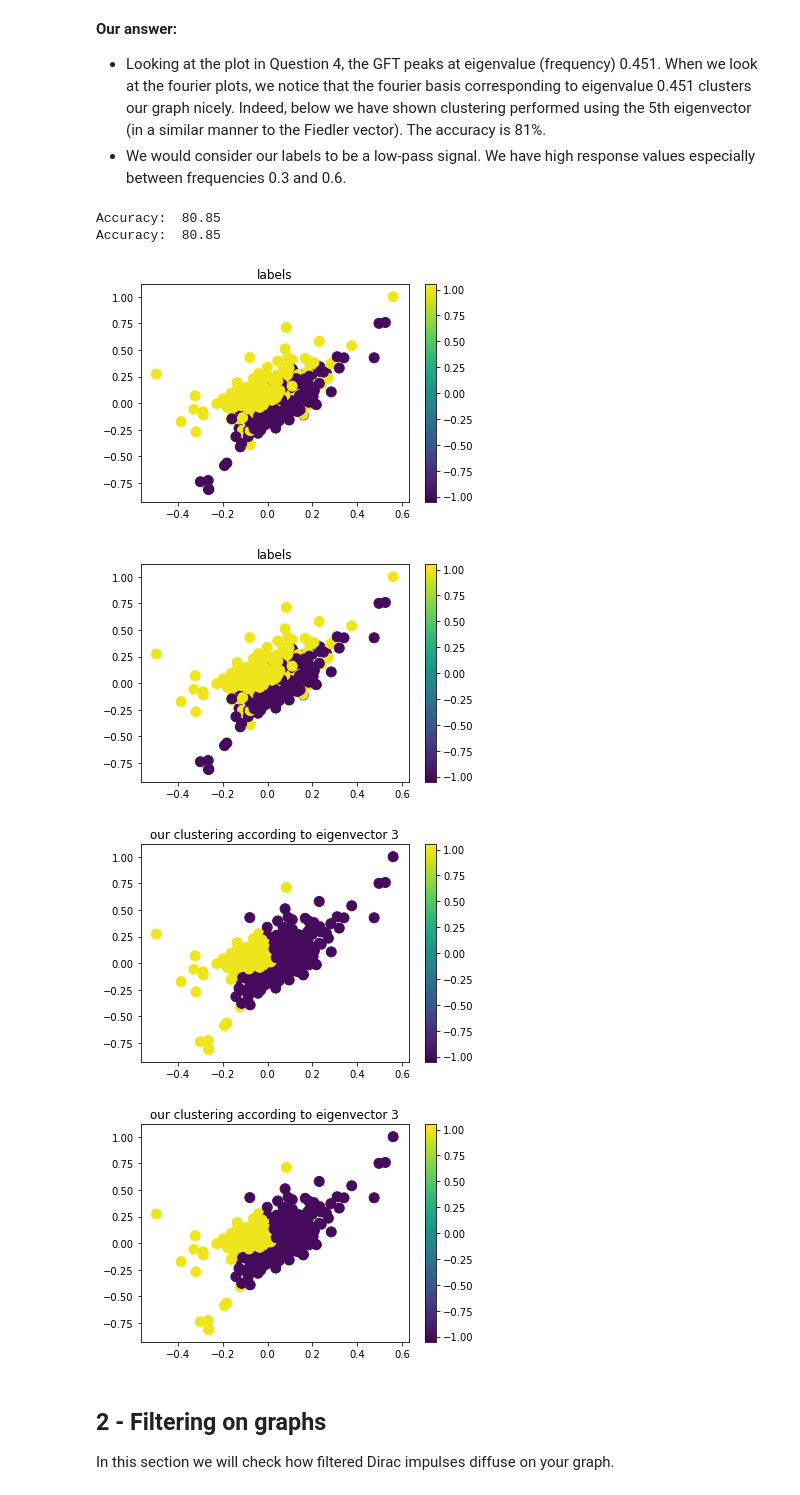
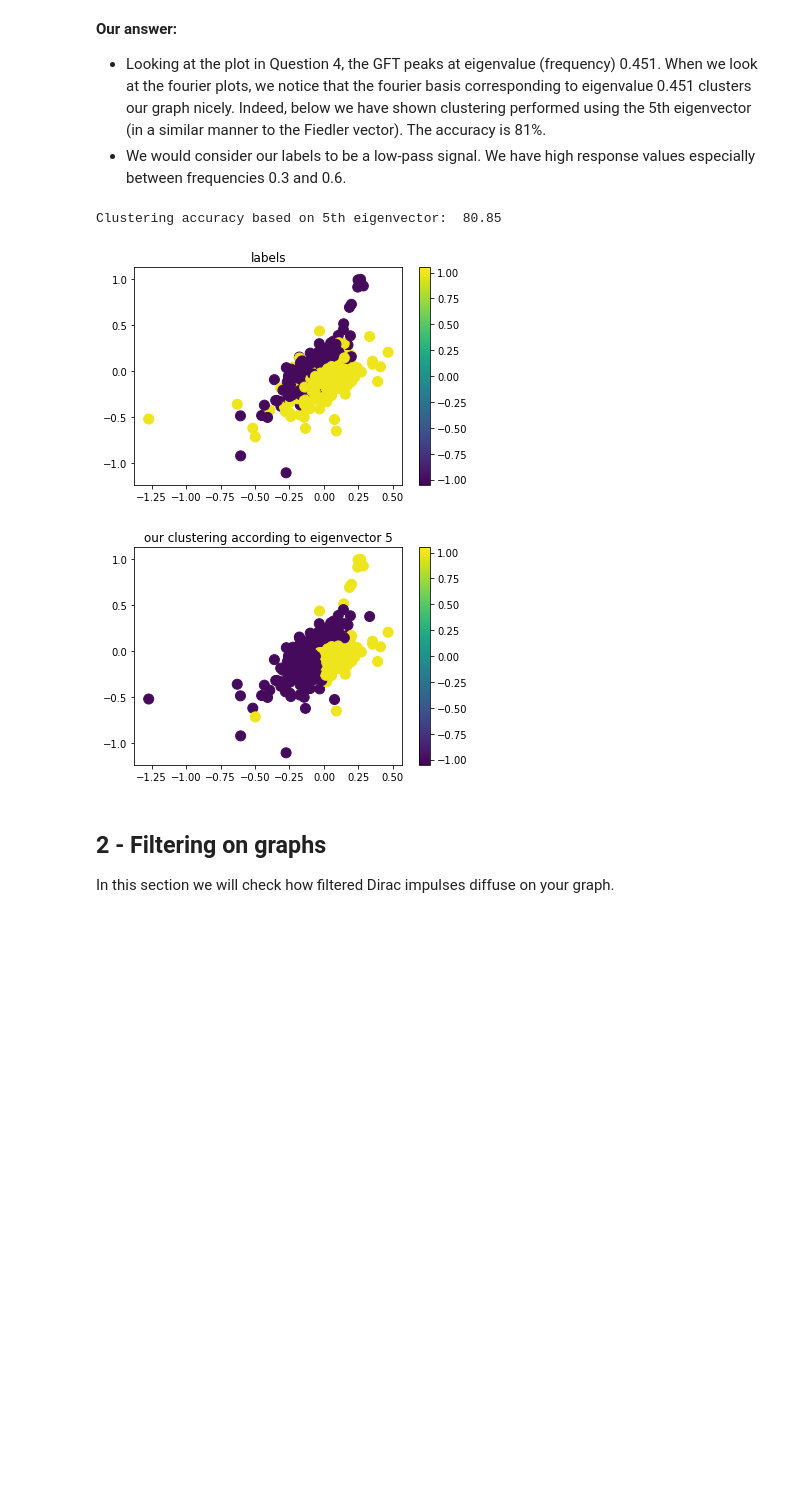
Before and after one commit to senakicir/ntds_project, a Jupyter notebook: 4_graph_signal_processing.ipynb, the cells around one changed output. Saved outputs shown, nothing was run; the diff lists cells and outputs as text; code cells hidden in the pictures; blank space fills up the shorter version.

```diff
--- a/4_graph_signal_processing.ipynb
+++ b/4_graph_signal_processing.ipynb
@@ -220,25 +215,23 @@ Discuss the behavior of the GFT that you plotted in the last question via compar
 * Looking at the plot in Question 4, the GFT peaks at eigenvalue (frequency) 0.451. When we look at the fourier plots, we notice that the fourier basis corresponding to eigenvalue 0.451 clusters our graph nicely. Indeed, below we have shown clustering performed using the 5th eigenvector (in a similar manner to the Fiedler vector). The accuracy is 81%.
 * We would consider our labels to be a low-pass signal. We have high response values especially between frequencies 0.3 and 0.6.
 # %%
-#do clustering to demonstrate that our labels generally lie at the 0.145 frequency (which corresponds to the 3rd eigenvalue)
+#do clustering to demonstrate that our labels generally lie at the 0.451 frequency (which corresponds to the 5th eigenvalue)
 clustering_vec = np.asarray(U)[:,4]
 clusters = np.zeros([n_nodes,])
 clusters[clustering_vec>0] = -1
 clusters[clustering_vec<=0] = 1
 
+#plotting
 graph.plot_signal(labels)
 plt.title('labels')
 graph.plot_signal(clusters)
-plt.title('our clustering according to eigenvector 3')
+plt.title('our clustering according to eigenvector 5')
 accuracy = (len((((clusters == labels).nonzero())[0]))/n_nodes)*100
-print('Accuracy: ', accuracy)
+print('Clustering accuracy based on 5th eigenvector: ', accuracy)
 # %% [output]
-Accuracy:  80.85
-Accuracy:  80.85
+Clustering accuracy based on 5th eigenvector:  80.85
-[figure, old version]
+[figure, new version]
-[figure, old version]
+[figure, new version]
-[figure, removed]
-[figure, removed]
 # %% [markdown]
 ## 2 - Filtering on graphs
 
```
Also changed, not shown: parts of 29 cells of this notebook.
